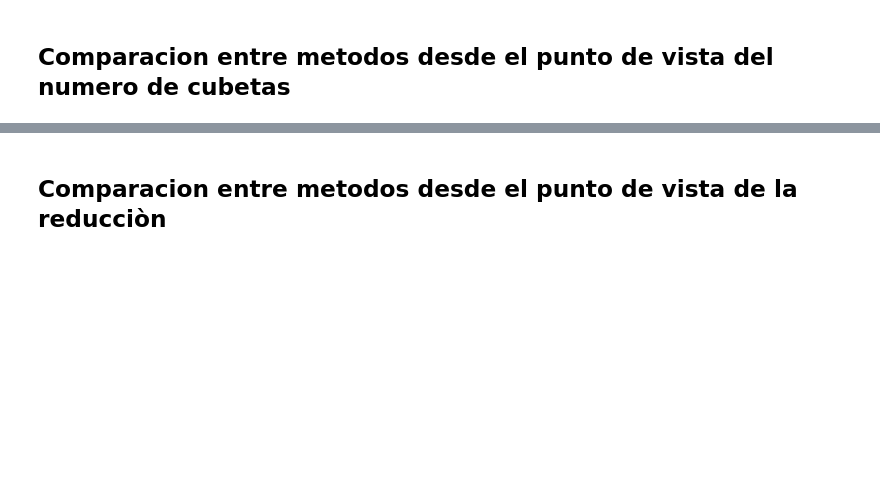
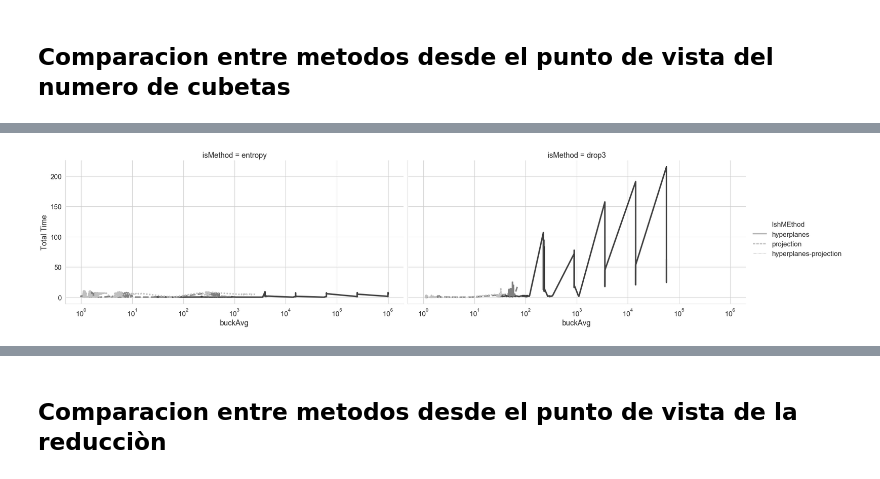
Before and after one commit to germaneduardo/results-analysis, a Jupyter notebook: PlotAnalysis.ipynb, the cells around one changed output, grey strips where cells are left out. Saved outputs shown, nothing was run; the diff lists cells and outputs as text; code cells hidden in the pictures; blank space fills up the shorter version.

```diff
--- a/PlotAnalysis.ipynb
+++ b/PlotAnalysis.ipynb
@@ -130,0 +185,4 @@ plotBuckets(pd.read_csv("data/p2pAllResults.csv"))
+# %%
+plotBuckets(all_results[all_results.imbalance==False], col = 'isMethod', y='Total Time', x = 'buckAvg',  logy = False, logx= True)
+# %% [output]
+[figure, added]
```
Also changed, not shown: parts of 43 cells of this notebook.
